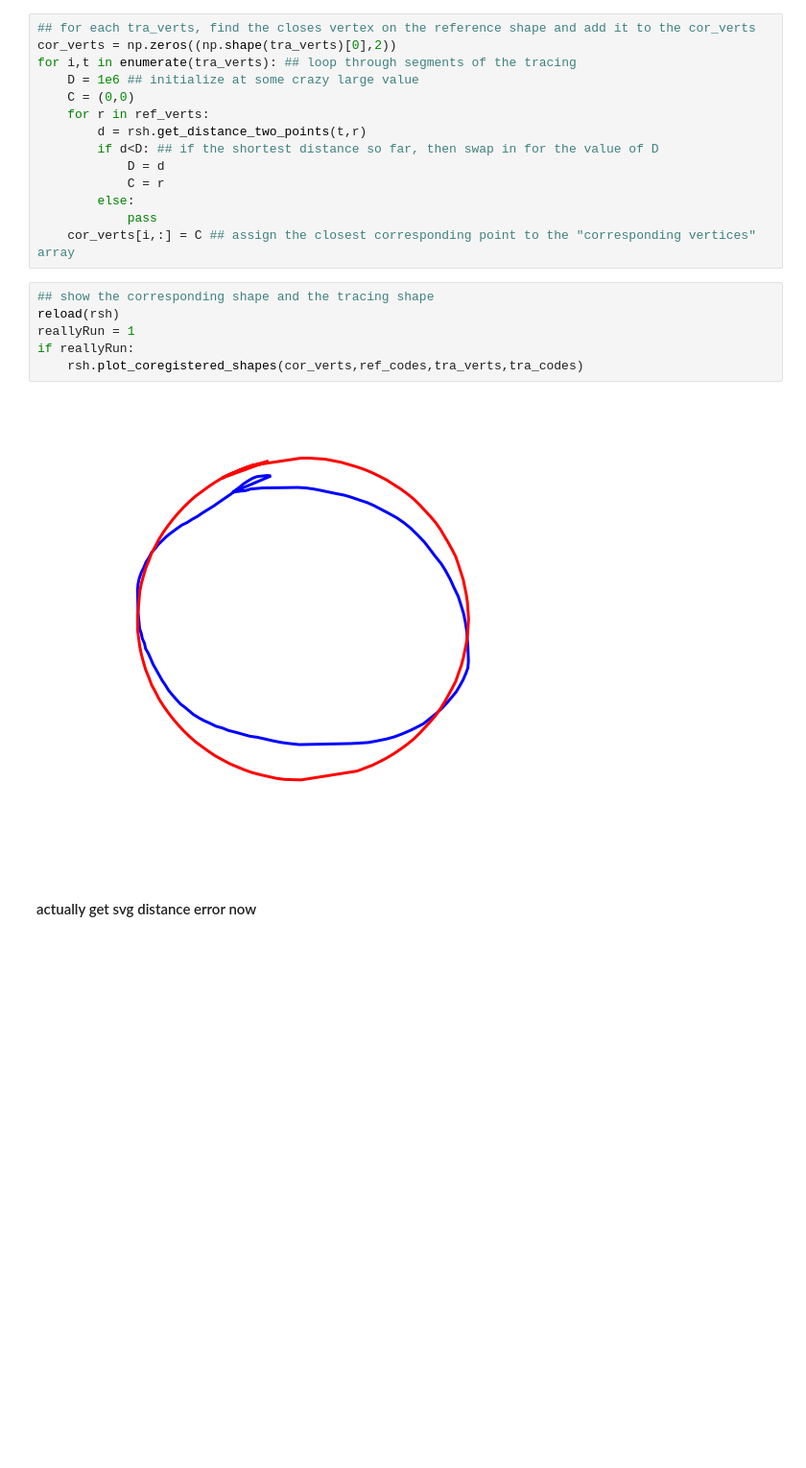
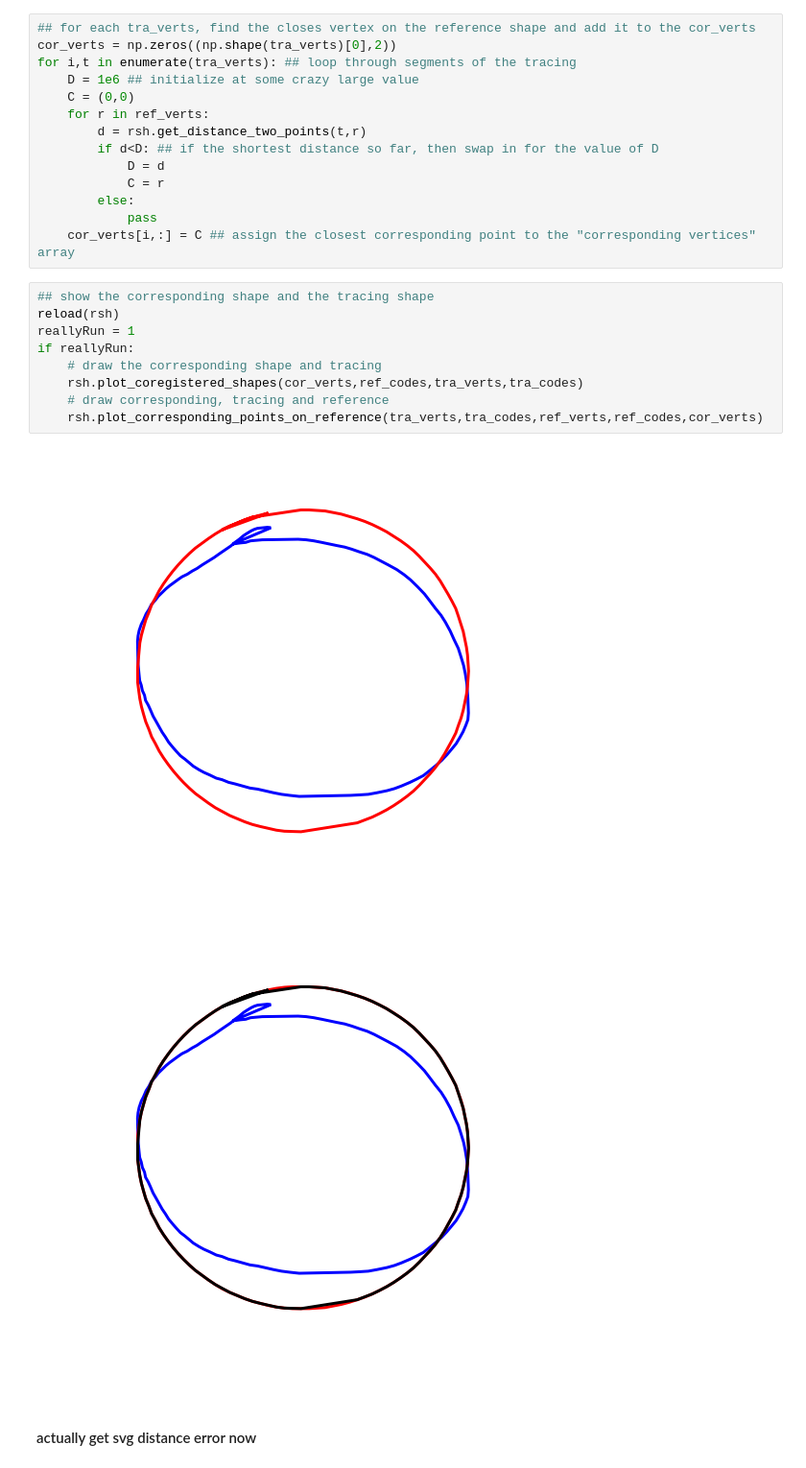
Before and after one commit to brialorelle/kiddraw, a Jupyter notebook: analysis/museumstation/python/score_svg_distance-circle.ipynb, the cells around one changed output. Shown at 96% size. Saved outputs shown, nothing was run; the diff lists cells and outputs as text; blank space fills up the shorter version.

Commit message:
add corresponding shape back to the circle tracing trial

```diff
--- a/analysis/museumstation/python/score_svg_distance-circle.ipynb
+++ b/analysis/museumstation/python/score_svg_distance-circle.ipynb
@@ -178,11 +196,15 @@ for i,t in enumerate(tra_verts): ## loop through segments of the tracing
 # %%
 ## show the corresponding shape and the tracing shape
 reload(rsh)
 reallyRun = 1
 if reallyRun:
+    # draw the corresponding shape and tracing
     rsh.plot_coregistered_shapes(cor_verts,ref_codes,tra_verts,tra_codes)
+    # draw corresponding, tracing and reference
+    rsh.plot_corresponding_points_on_reference(tra_verts,tra_codes,ref_verts,ref_codes,cor_verts)
 # %% [output]
 [figure]
+[figure, added]
 # %% [markdown]
 #### actually get svg distance error now
 # %%
```
Also changed, not shown: parts of 4 cells of this notebook.
